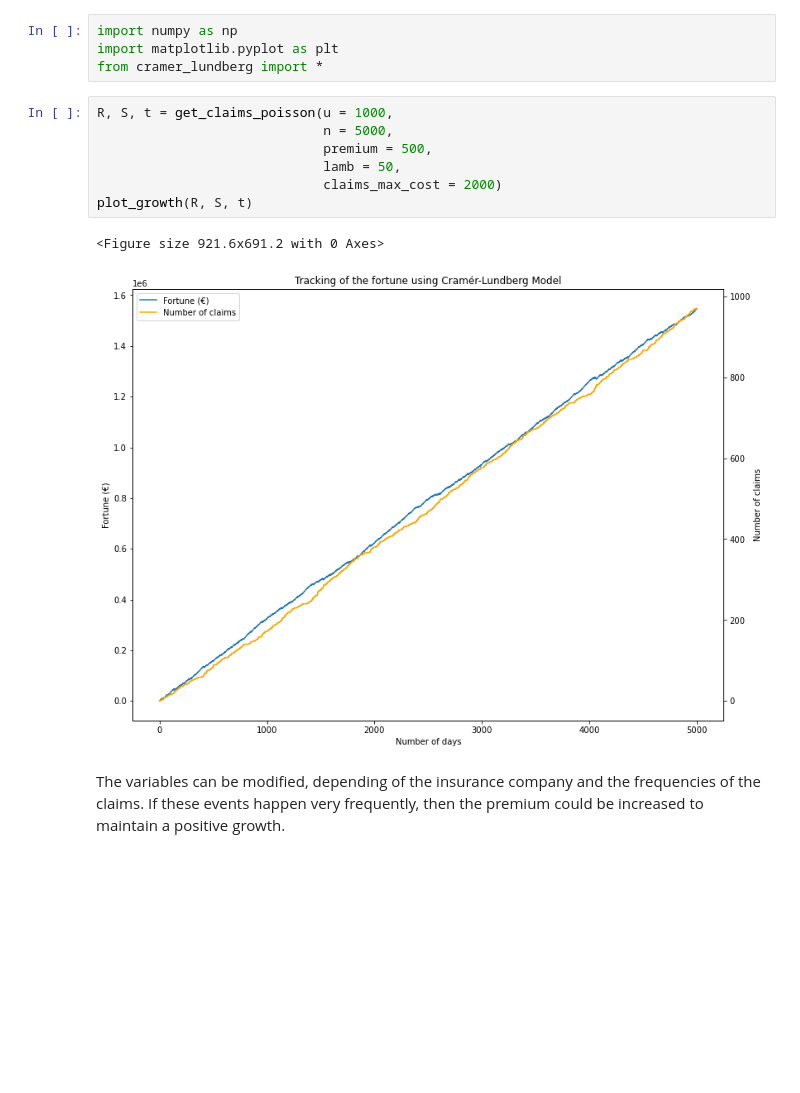
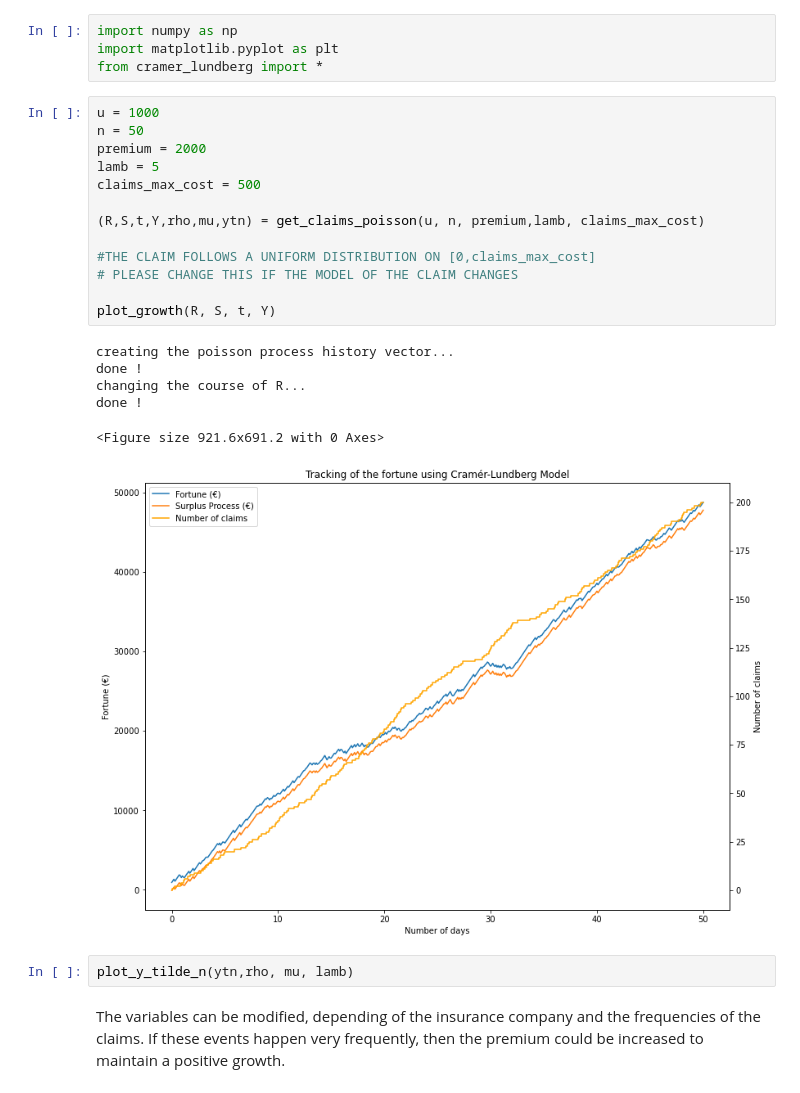
Before and after one commit to joaaanko/4GMM_PIR_Actuariat, a Jupyter notebook: Cramer_Lundberg/cramer_lundberg_poisson.ipynb, the cells around one changed output. Cells and saved outputs as stored; diff of their text form; blank space fills up the shorter version.

```diff
--- a/Cramer_Lundberg/cramer_lundberg_poisson.ipynb
+++ b/Cramer_Lundberg/cramer_lundberg_poisson.ipynb
@@ -17,14 +17,26 @@ import numpy as np
 import matplotlib.pyplot as plt
 from cramer_lundberg import *
 # %%
-R, S, t = get_claims_poisson(u = 1000,
-                             n = 5000,
-                             premium = 500,
-                             lamb = 50,
-                             claims_max_cost = 2000)
-plot_growth(R, S, t)
+u = 1000
+n = 50
+premium = 2000
+lamb = 5
+claims_max_cost = 500
+
+(R,S,t,Y,rho,mu,ytn) = get_claims_poisson(u, n, premium,lamb, claims_max_cost)
+
+#THE CLAIM FOLLOWS A UNIFORM DISTRIBUTION ON [0,claims_max_cost]
+# PLEASE CHANGE THIS IF THE MODEL OF THE CLAIM CHANGES
+
+plot_growth(R, S, t, Y)
 # %% [output]
-<Figure size 921.6x691.2 with 0 Axes>
+creating the poisson process history vector...
+done !
+changing the course of R...
+done !
+<Figure size 921.6x691.2 with 0 Axes>
-[figure, old version]
+[figure, new version]
+# %%
+plot_y_tilde_n(ytn,rho, mu, lamb)
 # %% [markdown]
 The variables can be modified, depending of the insurance company and the frequencies of the claims. If these events happen very frequently, then the premium could be increased to maintain a positive growth.
```
Also changed, not shown: 2 other files.
